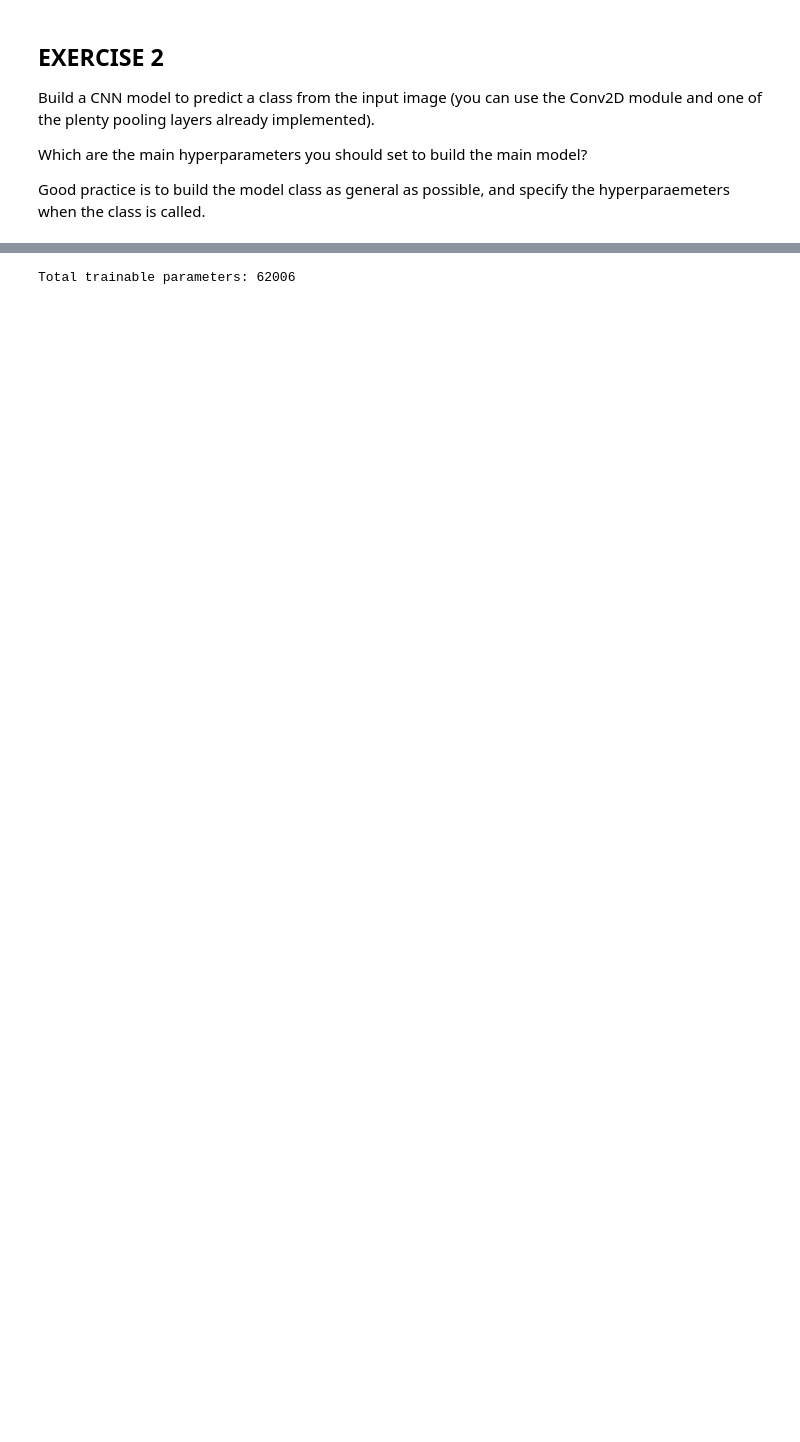
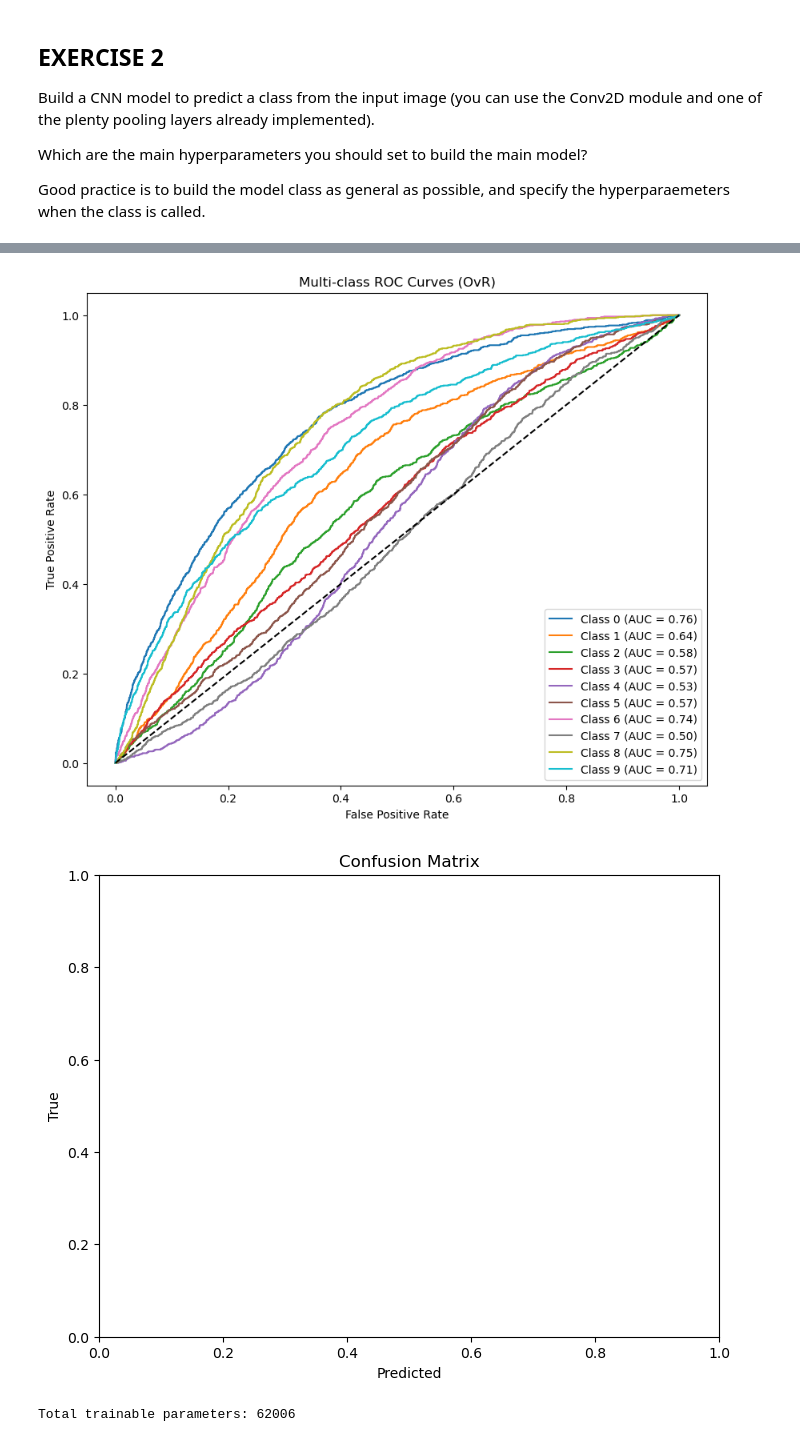
Before and after one commit to Tomaserra/Task-2-Deep-Learning, a Jupyter notebook: Tomas/Activity2.ipynb, the cells around one changed output, grey strips where cells are left out. Drawn from its saved outputs; the diff is of its cells as text; code cells hidden in the pictures; blank space fills up the shorter version.

```diff
--- a/Tomas/Activity2.ipynb
+++ b/Tomas/Activity2.ipynb
@@ -118,7 +118,7 @@ img, label = dataset[0]
 print("Image shape:", img.shape, "Label:", label)
 
 # Visualize first 5 images
-for i in range(5):
+for i in range(1):
     img, label = dataset[i]
     dataset.visualize(img)
     print("Label:", label)
@@ -304,6 +370,0 @@ These are all exposed as __init__ arguments in the model classes above, so I can
-# %%
-# Instantiate your general CNN (no specific hyperparameters yet)
-model = GeneralCNN()
-
-# Print architecture
-print(model)
@@ -352,0 +371,60 @@ Final output shape: torch.Size([1, 10])
+# %%
+# -----------------------------
+# Evaluation
+# -----------------------------
+
+from sklearn.metrics import roc_auc_score, roc_curve, auc, confusion_matrix, classification_report, accuracy_score
+from sklearn.preprocessing import label_binarize
+#import seaborn as sns
+
+model.eval()
+all_preds = []
+all_labels = []
+
+with torch.no_grad():
+    for images, labels in test_loader:
+        images = images.to(device)
+        outputs = model(images)
+        probs = torch.softmax(outputs, dim=1)
+        all_preds.append(probs.cpu())
+        all_labels.append(labels)
+
+all_preds = torch.cat(all_preds, dim=0).numpy()
+all_labels = torch.cat(all_labels, dim=0).numpy()
+
+# Accuracy
+pred_classes = all_preds.argmax(axis=1)
+accuracy = accuracy_score(all_labels, pred_classes)
+print(f"Overall Test Accuracy: {accuracy:.4f}")
+
+# Per-class precision, recall, f1
+print(classification_report(all_labels, pred_classes, digits=4))
+
+# Mean ROC AUC (one-vs-rest)
+n_classes = 10
+all_labels_bin = label_binarize(all_labels, classes=np.arange(n_classes))
+roc_auc = roc_auc_score(all_labels_bin, all_preds, multi_class='ovr')
+print(f"Mean ROC AUC: {roc_auc:.4f}")
+
+
+# Optional: plot ROC curves for each class
+plt.figure(figsize=(10,8))
+for i in range(n_classes):
+    fpr, tpr, _ = roc_curve(all_labels_bin[:, i], all_preds[:, i])
+    plt.plot(fpr, tpr, label=f'Class {i} (AUC = {auc(fpr,tpr):.2f})')
+plt.plot([0, 1], [0, 1], 'k--')
+plt.xlabel('False Positive Rate')
+plt.ylabel('True Positive Rate')
+plt.title('Multi-class ROC Curves (OvR)')
+plt.legend(loc='lower right')
+plt.show()
+
+# Optional: Confusion matrix
+cm = confusion_matrix(all_labels, pred_classes)
+plt.figure(figsize=(8,6))
+#sns.heatmap(cm, annot=True, fmt='d', cmap='Blues')
+plt.xlabel('Predicted')
+plt.ylabel('True')
+plt.title('Confusion Matrix')
+plt.show()
+# %% [output]
@@ -353,3 +450,5 @@ Final output shape: torch.Size([1, 10])
+[figure, added]
+[figure, added]
 # %%
 total_params = sum(p.numel() for p in model.parameters() if p.requires_grad)
 print(f"Total trainable parameters: {total_params}")
```
Also changed, not shown: parts of 12 cells of this notebook, 1 other file.
